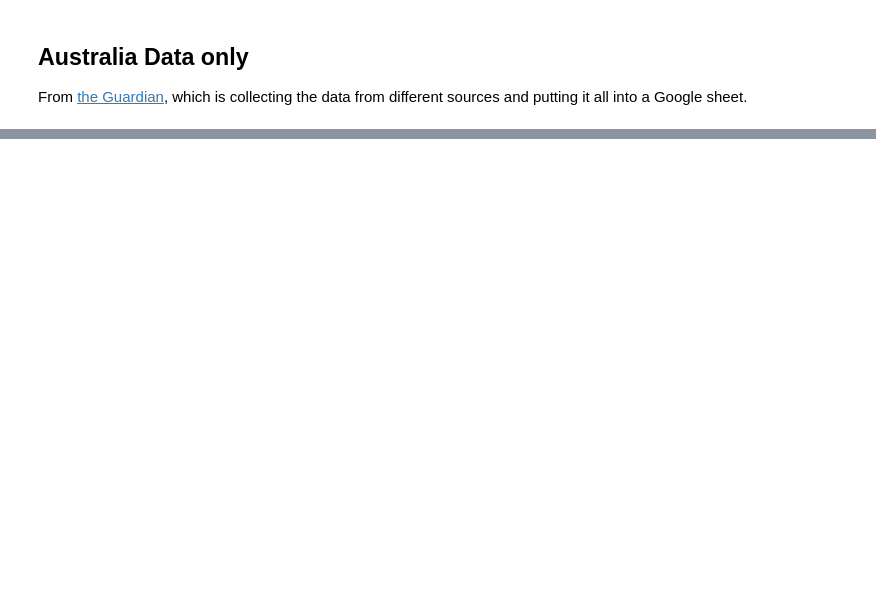
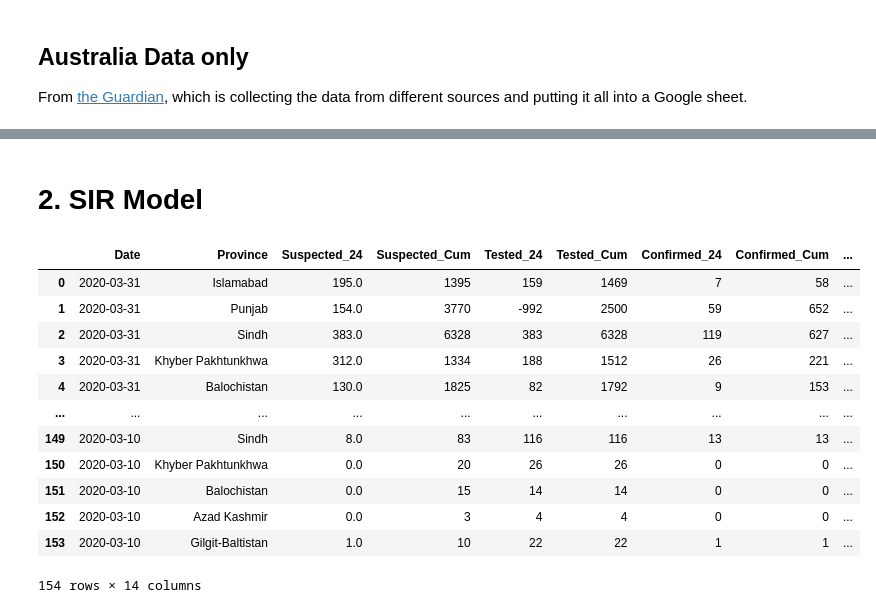
Before and after one commit to khalido/khalido.org, a Jupyter notebook: _notebooks/2020-03-23-covid19.ipynb, the cells around one changed output, grey strips where cells are left out. Cells and saved outputs as stored; diff of their text form; code cells hidden in the pictures; blank space fills up the shorter version.

```diff
--- a/_notebooks/2020-03-23-covid19.ipynb
+++ b/_notebooks/2020-03-23-covid19.ipynb
@@ -18,0 +38,5 @@ import requests
+# %%
+pk_url = "https://docs.google.com/spreadsheets/d/1ljt1URrDZRqTK0qke2yV3lD24CqrfnemhLKClMBYYrQ/export?format=csv&id=1ljt1URrDZRqTK0qke2yV3lD24CqrfnemhLKClMBYYrQ&gid=357374787"
+dateparse = lambda x: datetime.strptime(x, "%d-%m-%y")
+pk = pd.read_csv(pk_url, parse_dates=["Date"], date_parser=dateparse)
+pk.head(2)
@@ -189,3 +222,21 @@ cases = base.mark_bar().encode(
 tests | cases
 # %% [output]
 [interactive output not drawn]
+# %% [markdown]
+# 2. SIR Model
+# %%
+pk
+# %% [output]
+|  | Date | Province | Suspected_24 | Suspected_Cum | Tested_24 | Tested_Cum | Confirmed_24 | Confirmed_Cum | ... |
+| 0 | 2020-03-31 | Islamabad | 195.0 | 1395 | 159 | 1469 | 7 | 58 | ... |
+| 1 | 2020-03-31 | Punjab | 154.0 | 3770 | -992 | 2500 | 59 | 652 | ... |
+| 2 | 2020-03-31 | Sindh | 383.0 | 6328 | 383 | 6328 | 119 | 627 | ... |
+| 3 | 2020-03-31 | Khyber Pakhtunkhwa | 312.0 | 1334 | 188 | 1512 | 26 | 221 | ... |
+| 4 | 2020-03-31 | Balochistan | 130.0 | 1825 | 82 | 1792 | 9 | 153 | ... |
+| ... | ... | ... | ... | ... | ... | ... | ... | ... | ... |
+| 149 | 2020-03-10 | Sindh | 8.0 | 83 | 116 | 116 | 13 | 13 | ... |
+| 150 | 2020-03-10 | Khyber Pakhtunkhwa | 0.0 | 20 | 26 | 26 | 0 | 0 | ... |
+| 151 | 2020-03-10 | Balochistan | 0.0 | 15 | 14 | 14 | 0 | 0 | ... |
+| 152 | 2020-03-10 | Azad Kashmir | 0.0 | 3 | 4 | 4 | 0 | 0 | ... |
+| 153 | 2020-03-10 | Gilgit-Baltistan | 1.0 | 10 | 22 | 22 | 1 | 1 | ... |
+154 rows × 14 columns
```
Also changed, not shown: parts of 16 cells of this notebook, 1 other file.
